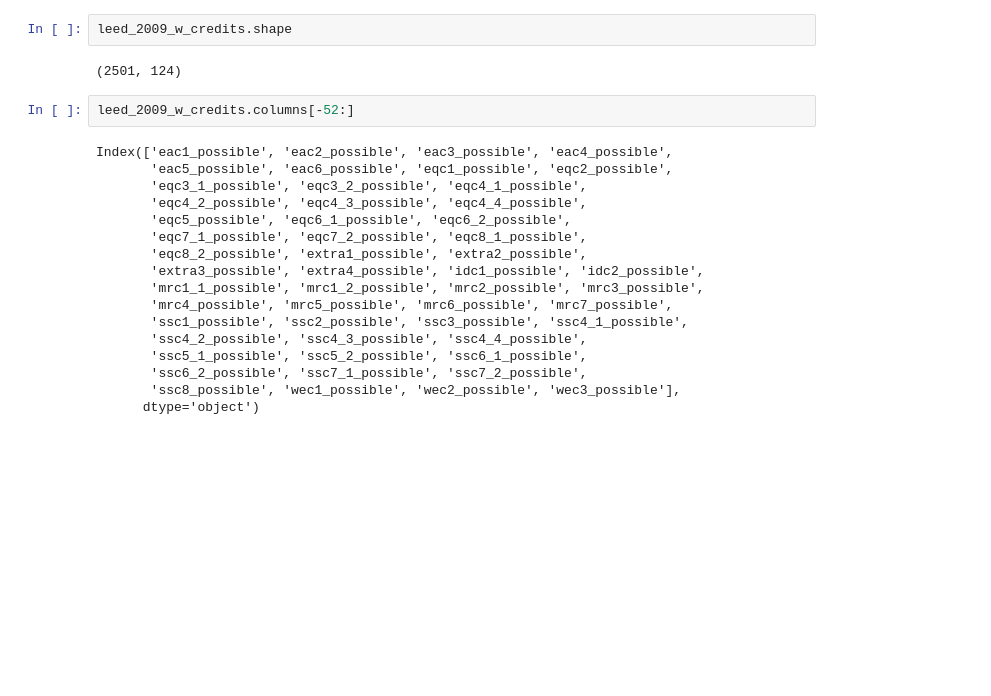
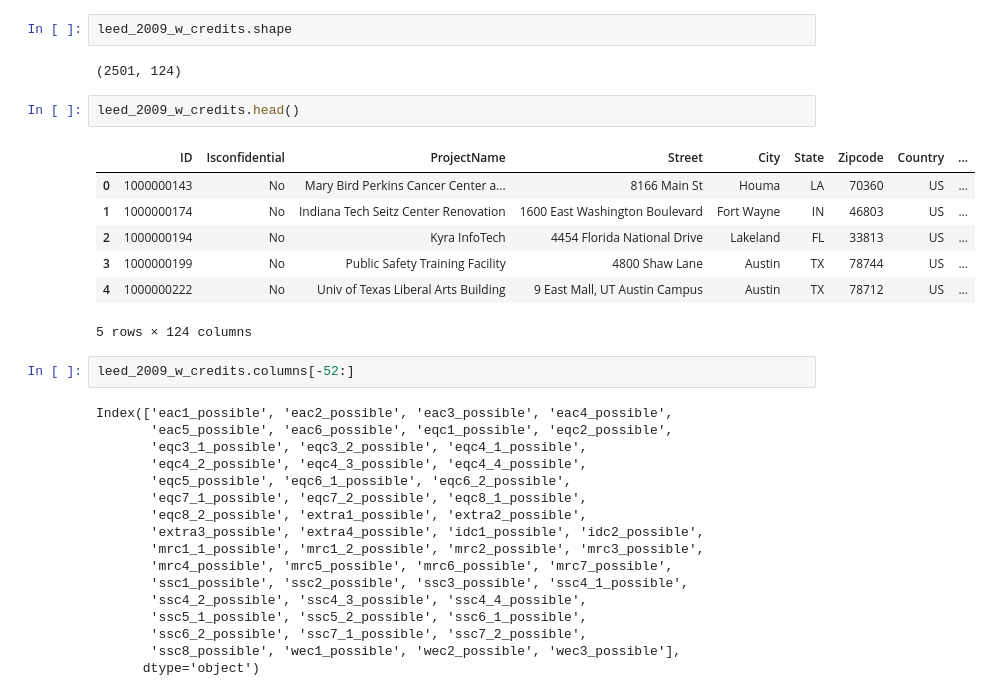
Before and after one commit to Data-Science-TIY/builditgreen, a Jupyter notebook: notebooks/bright_spots/wec2.ipynb, the cells around one changed output. Saved outputs shown, nothing was run; the diff lists cells and outputs as text; blank space fills up the shorter version.

```diff
--- a/notebooks/bright_spots/wec2.ipynb
+++ b/notebooks/bright_spots/wec2.ipynb
@@ -65,6 +65,16 @@ leed_2009_w_credits = pd.merge(public_data, scores_2009_df, on='ID', how='right'
 leed_2009_w_credits.shape
 # %% [output]
 (2501, 124)
+# %%
+leed_2009_w_credits.head()
+# %% [output]
+|  | ID | Isconfidential | ProjectName | Street | City | State | Zipcode | Country | ... |
+| 0 | 1000000143 | No | Mary Bird Perkins Cancer Center a... | 8166 Main St | Houma | LA | 70360 | US | ... |
+| 1 | 1000000174 | No | Indiana Tech Seitz Center Renovation | 1600 East Washington Boulevard | Fort Wayne | IN | 46803 | US | ... |
+| 2 | 1000000194 | No | Kyra InfoTech | 4454 Florida National Drive | Lakeland | FL | 33813 | US | ... |
+| 3 | 1000000199 | No | Public Safety Training Facility | 4800 Shaw Lane | Austin | TX | 78744 | US | ... |
+| 4 | 1000000222 | No | Univ of Texas Liberal Arts Building | 9 East Mall, UT Austin Campus | Austin | TX | 78712 | US | ... |
+5 rows × 124 columns
 # %%
 leed_2009_w_credits.columns[-52:]
 # %% [output]
```
Also changed, not shown: 2 other files.
